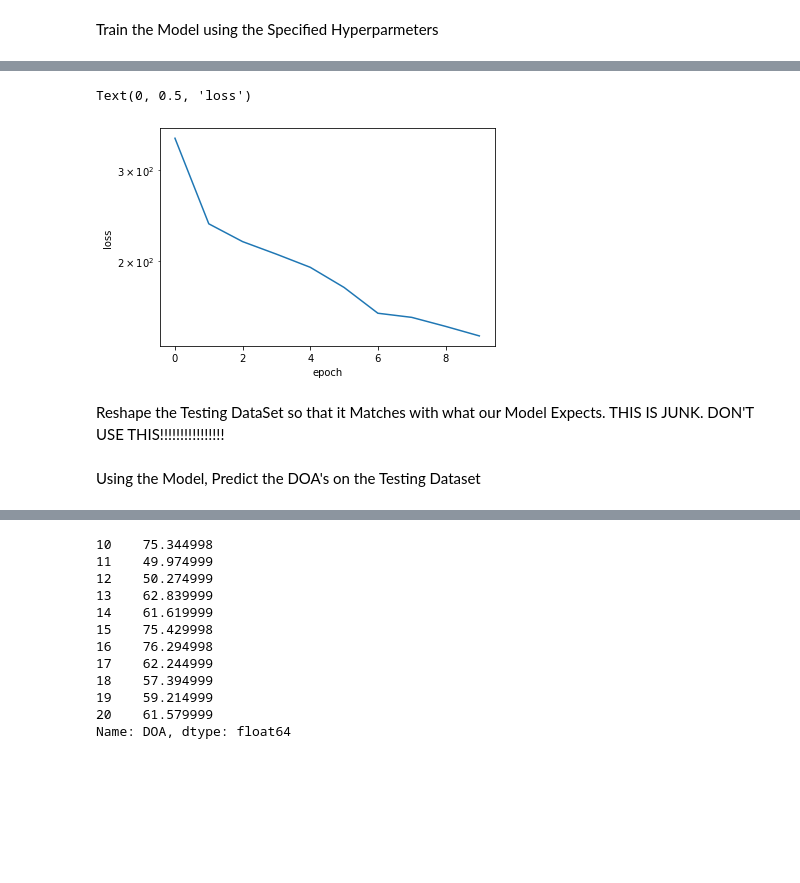
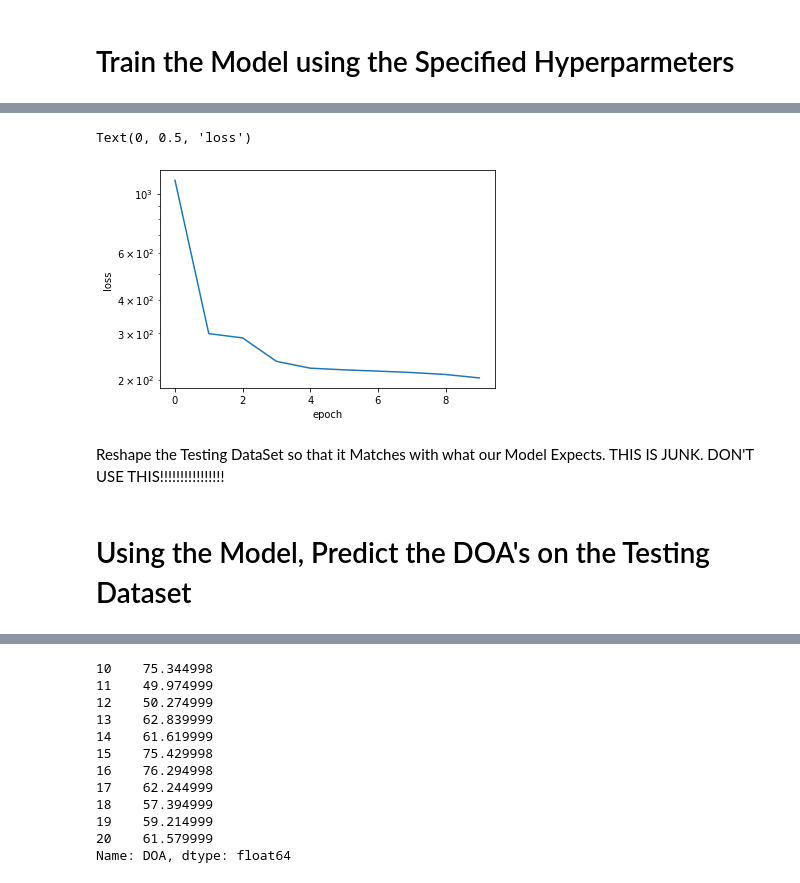
Before and after one commit to mbisbano1/MLDOA_ET, a Jupyter notebook: ML Code/SeniorDesignCode-Daniel.ipynb, the cells around one changed output, grey strips where cells are left out. Saved outputs shown, nothing was run; the diff lists cells and outputs as text; code cells hidden in the pictures; blank space fills up the shorter version.

```diff
--- a/ML Code/SeniorDesignCode-Daniel.ipynb
+++ b/ML Code/SeniorDesignCode-Daniel.ipynb
@@ -28,6 +31,6 @@ Import the CSV Training and Testing Data Sets
 # %%
 # Import the csv's (IMPORTANT: You need at least 16 Gb of RAM to proceed)
-train=pd.read_csv(r'C:\Users\Daniel\OneDrive - University of Massachusetts Dartmouth\ECE457_Senior_Design_ECE5\CSV_Files\PortTraining_1404_002_FINAL.csv')
+train=pd.read_csv(r'C:\Users\Daniel\OneDrive - University of Massachusetts Dartmouth\ECE457_Senior_Design_ECE5\CSV_Files\PortTraining_1404_002_FINAL_startingAt24.csv')
 test=pd.read_csv(r'C:\Users\Daniel\OneDrive - University of Massachusetts Dartmouth\ECE457_Senior_Design_ECE5\CSV_Files\StbdTesting_1404_002_FINAL.csv')
 # %%
 train[0:18]
@@ -110,13 +121,13 @@ Create the Windows Neccesary for the LSTM model using the TimeSeriesGenerator Fu
 # Create the windows neccesary for the LSTM model within tensorflow keras
 # Below are the arguments of the timeseries_dataset_from_array function
 # The function takes a numpy array and makes a timeseries out of it
-NumSampsPerPing= 4297
+NumSampsPerPing= 4278
 data=x_train_scale # the data to make the windows
 targets=y_train_scale # time steps in the data (don't need)
 sequence_length=10 # window length
 sequence_stride=1# period between successive output sequences
 sampling_rate=1 # period between successive individual timesteps     within sequences
-batch_size=1 # number of time series samples in each batch
+batch_size=NumSampsPerPing # number of time series samples in each batch
 shuffle=False #shuffle the data before making the windows
 seed=None # is related to shuffle
 start_index=None # is related to shuffle
@@ -126,9 +137,9 @@ n_features=21
 test_data=x_test_scale
 test_targets=y_test_scale
 
-inputs=TimeseriesGenerator(data, targets,sequence_length, batch_size)
+inputs=TimeseriesGenerator(data=data, targets=targets,length=sequence_length, batch_size=batch_size)
 #test_inputs=TimeseriesGenerator(test_data[0:40000], -1*test_targets[0:40000],sequence_length, batch_size)
-test_inputs=TimeseriesGenerator(test_data, test_targets,sequence_length, batch_size)
+test_inputs=TimeseriesGenerator(data=test_data, targets=test_targets,length=sequence_length, batch_size=batch_size)
 
 #inputs=tf.keras.preprocessing.timeseries_dataset_from_array(data, targets, sequence_length, sequence_stride, sampling_rate, batch_size, shuffle)
 #print(type(inputs))
@@ -149,6 +162,8 @@ Define the Model's Structure
 # %%
 # With all the preproccessing done, it is time to define the model
 # Define the LSTM Model
+# Make sure to ALWAYS use return_sequences=True when using series LSTM layers. MAKE SURE THAT THE LAST LSTM LAYER DOES NOT HAVE RETURN SEQUENCES=TRUE SINCE THE OUTPUT WILL BE 3D. return sequences makes the output shape of the layer
+# equal its input. so in this case 3d.
 model= Sequential()
 model.add(LSTM(units=64, activation='tanh', input_shape=(sequence_length,n_features), return_sequences=True, name='LSTM1'))
 model.add(Dense(units=100))
@@ -158,15 +173,15 @@ model.add(LSTM(units=416, activation='tanh', return_sequences=True,name='LSTM2')
 model.add(Dense(units=100))
 model.add(Dropout(0.2))
 
-model.add(LSTM(units=512,name='LSTM3'))
+model.add(LSTM(units=512, activation='tanh', name='LSTM3', ))
 model.add(Dense(units=100))
 model.add(Dropout(0.2))
 
-#model.add(LSTM(units=320, activation='tanh', return_sequences=True,name='LSTM4'))
+#model.add(LSTM(units=320, activation='relu', return_sequences=True,name='LSTM4'))
 #model.add(Dense(units=100))
 #model.add(Dropout(0.2))
 
-#model.add(LSTM(units=480))
+#model.add(LSTM(units=480, activation='relu', return_sequences=True, name='LSTM5'))
 #model.add(Dense(units=100))
 #model.add(Dropout(0.2))
 
@@ -203,17 +200,17 @@ def scheduler(epoch,lr):
 # %% [markdown]
-Train the Model using the Specified Hyperparmeters
+# Train the Model using the Specified Hyperparmeters #
 # %%
 #Now it is time to train the model
-opt=tf.keras.optimizers.Adam(learning_rate=0.0001)#,decay=1e-5)
+opt=tf.keras.optimizers.Adam(learning_rate=0.00001)#,decay=1e-5)
 model.compile(loss='mse', optimizer=opt)
 
 # Allow for early stopping so that the model does not overfit the training dataset
-#es= EarlyStopping(monitor='loss', mode='min',verbose=1,patience=10)
+es= EarlyStopping(monitor='loss', mode='min',verbose=1,patience=10)
 
-callback=tf.keras.callbacks.LearningRateScheduler(scheduler)
+#callback=tf.keras.callbacks.LearningRateScheduler(scheduler)
 
 t0=time.time()
-history= model.fit(inputs,epochs=10,steps_per_epoch=4000,batch_size=None,verbose=1, callbacks=[callback])
+history= model.fit(inputs,epochs=10,batch_size=None,verbose=1, callbacks=[es])#, max_queue_size=200)
 #history= model.fit(inputs)
 t1=time.time()
 print("The total run time to train was %.2f seconds"%(t1-t0))
@@ -243,14 +240,14 @@ The total run time to train was 618.08 seconds
 Text(0, 0.5, 'loss')
-[figure, old version]
+[figure, new version]
 # %% [markdown]
-Reshape the Testing DataSet so that it Matches with what our Model Expects. THIS IS JUNK. DON'T USE THIS!!!!!!!!!!!!!!!!
+ Reshape the Testing DataSet so that it Matches with what our Model Expects. THIS IS JUNK. DON'T USE THIS!!!!!!!!!!!!!!!!
 # %%
 Validation_Data= x_test.to_numpy()
 Validation_Data=Validation_Data.reshape((len(x_test), 1, 21))
 
 Validation_Data.shape
 # %% [markdown]
-Using the Model, Predict the DOA's on the Testing Dataset
+# Using the Model, Predict the DOA's on the Testing Dataset #
 # %%
 #use the model to predict on the testing dataset
 #for right now test_inputs has only the 40,001 samples
```
Also changed, not shown: parts of 39 cells of this notebook.
